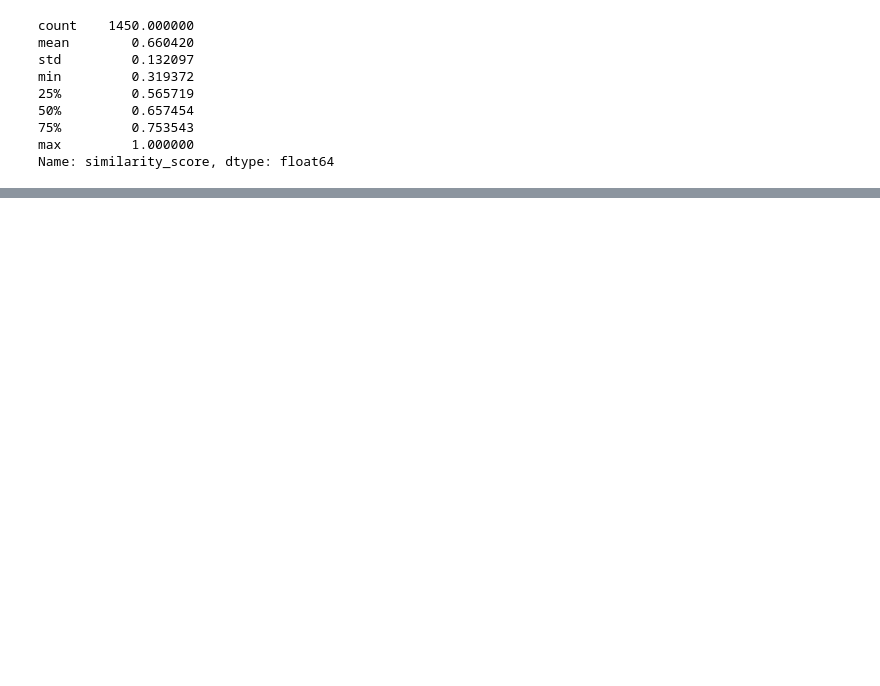
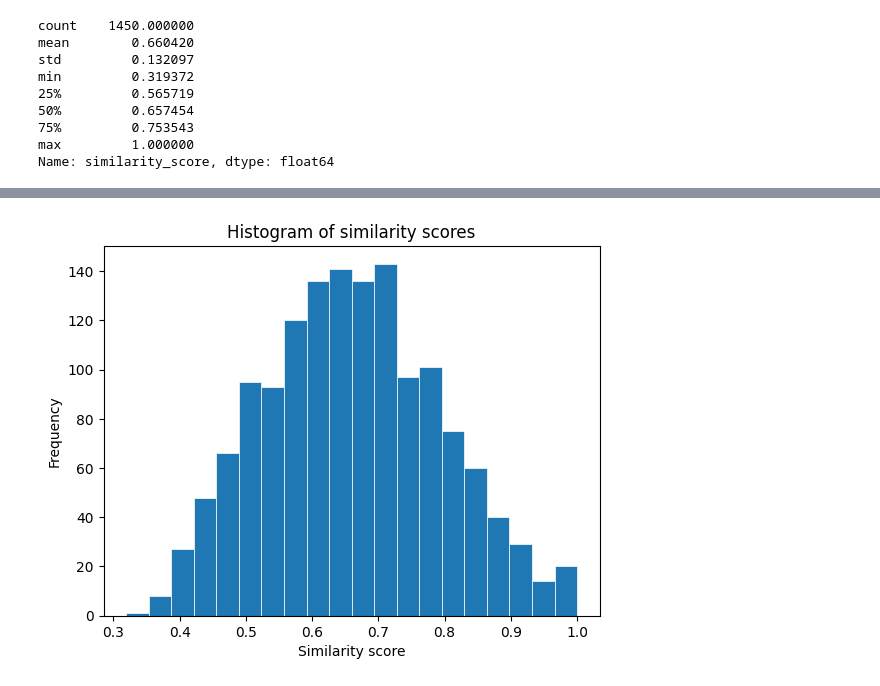
Before and after one commit to dfuh18/HS24-Lingustic_Fixed_Forms, a Jupyter notebook: src/test.ipynb, the cells around one changed output, grey strips where cells are left out. Saved outputs shown, nothing was run; the diff lists cells and outputs as text; code cells hidden in the pictures; blank space fills up the shorter version.

Commit message:
add visualizations to show dist of sim scores

```diff
--- a/src/test.ipynb
+++ b/src/test.ipynb
@@ -241,0 +215,11 @@ print(df_similarity_scores[df_similarity_scores['similarity_score'] < 0.4].head(
+# %%
+# create a histogram of the similarity scores
+
+df_similarity_scores['similarity_score'].plot(kind='hist', bins=20, linewidth=0.5, edgecolor="white")
+plt.xlabel('Similarity score')
+plt.ylabel('Frequency')
+plt.title('Histogram of similarity scores')
+
+plt.show()
+# %% [output]
+[figure, added]
```
Also changed, not shown: parts of 8 cells of this notebook, 1 other file.
